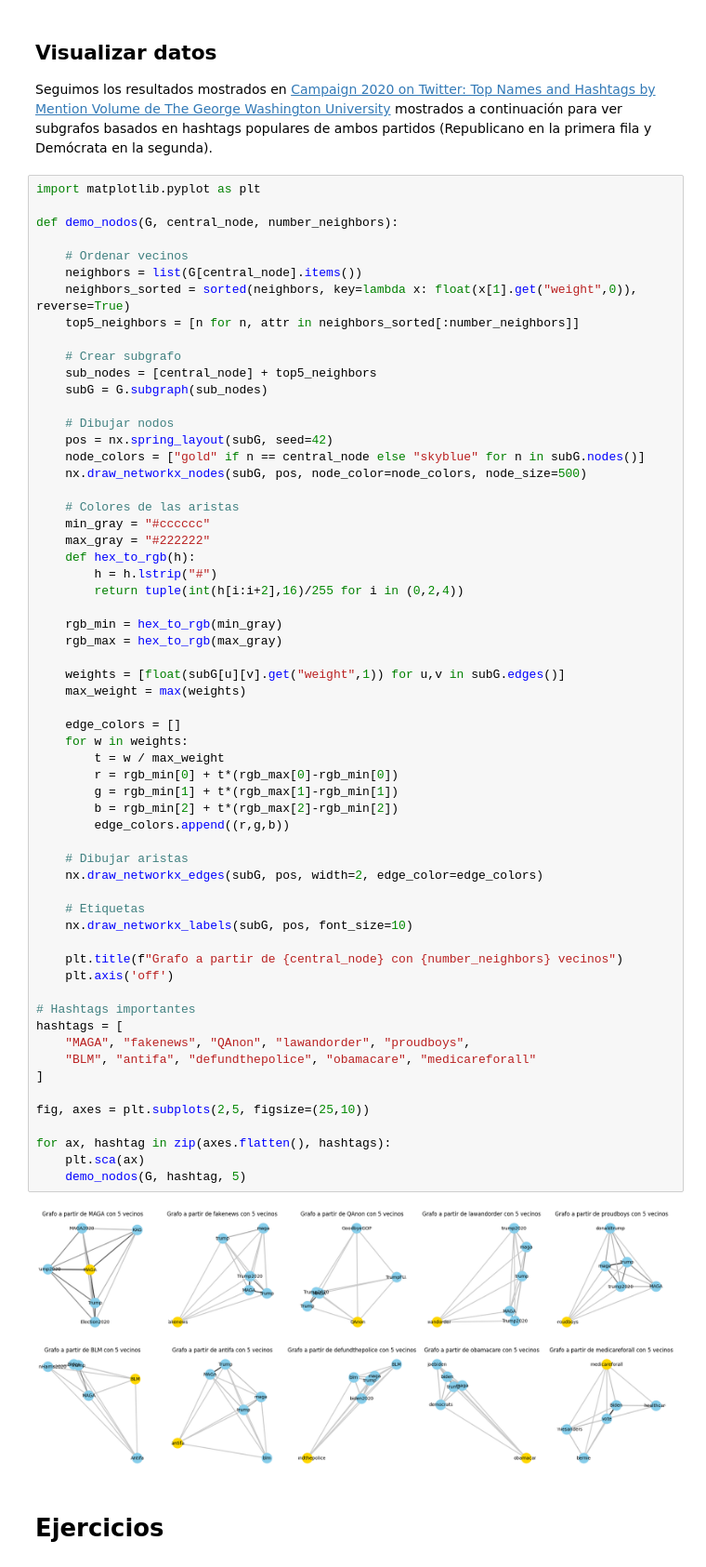
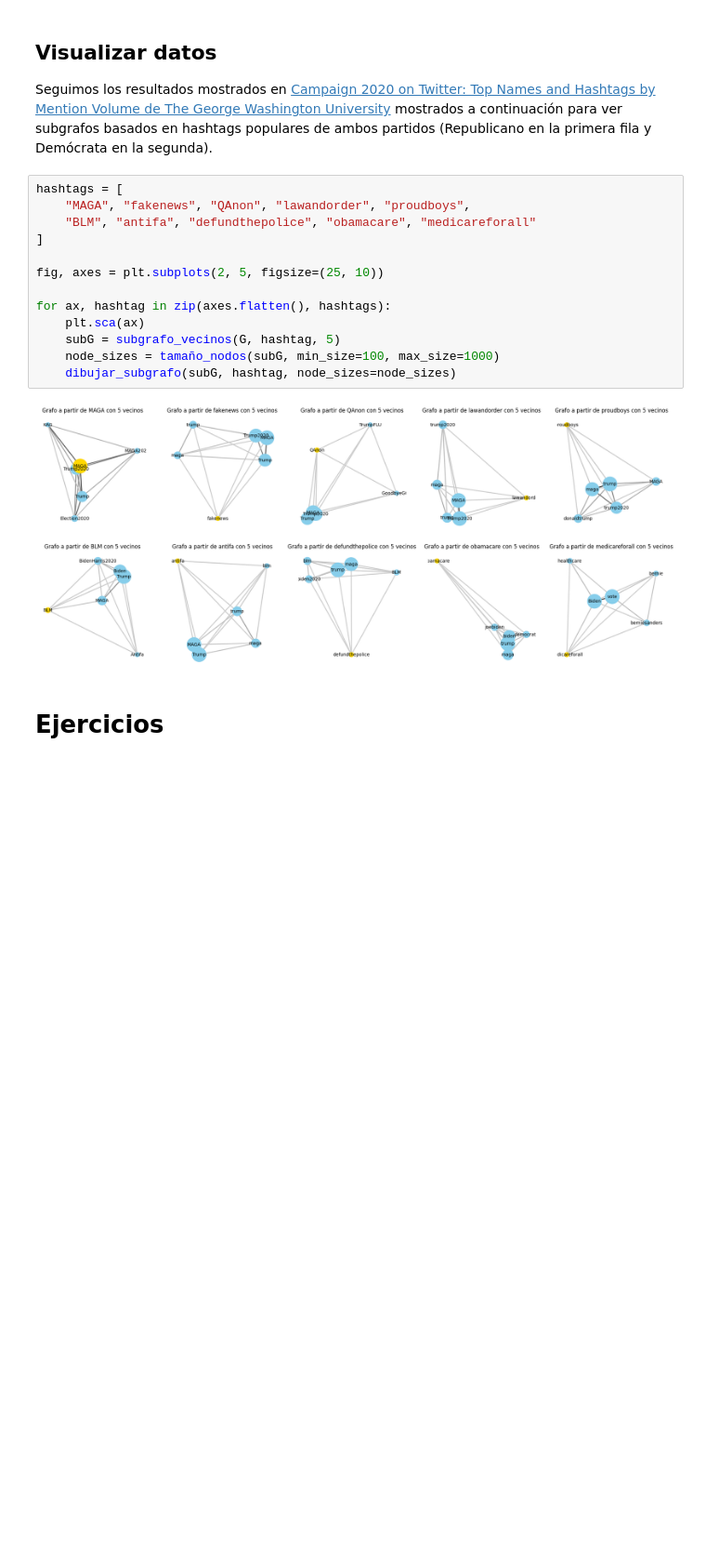
Before and after one commit to luciacuevascsv/analisis_redes_sociales, a Jupyter notebook: Practica I/practicaI.ipynb, the cells around one changed output. Shown at 93% size. Cells and saved outputs as stored; diff of their text form; blank space fills up the shorter version.

```diff
--- a/Practica I/practicaI.ipynb
+++ b/Practica I/practicaI.ipynb
@@ -36,67 +199,20 @@ Número de aristas: 536124
 
 Seguimos los resultados mostrados en [Campaign 2020 on Twitter: Top Names and Hashtags by Mention Volume de The George Washington University](https://gspm.gwu.edu/sites/g/files/zaxdzs5061/files/downloads/Campaign%202020%20on%20Twitter.pdf) mostrados a continuación para ver subgrafos basados en hashtags populares de ambos partidos (Republicano en la primera fila y Demócrata en la segunda).
 # %%
-import matplotlib.pyplot as plt
-
-def demo_nodos(G, central_node, number_neighbors):
-
-    # Ordenar vecinos
-    neighbors = list(G[central_node].items())
-    neighbors_sorted = sorted(neighbors, key=lambda x: float(x[1].get("weight",0)), reverse=True)
-    top5_neighbors = [n for n, attr in neighbors_sorted[:number_neighbors]]
-
-    # Crear subgrafo
-    sub_nodes = [central_node] + top5_neighbors
-    subG = G.subgraph(sub_nodes)
-
-    # Dibujar nodos
-    pos = nx.spring_layout(subG, seed=42)
-    node_colors = ["gold" if n == central_node else "skyblue" for n in subG.nodes()]
-    nx.draw_networkx_nodes(subG, pos, node_color=node_colors, node_size=500)
-
-    # Colores de las aristas
-    min_gray = "#cccccc"
-    max_gray = "#222222"
-    def hex_to_rgb(h):
-        h = h.lstrip("#")
-        return tuple(int(h[i:i+2],16)/255 for i in (0,2,4))
-
-    rgb_min = hex_to_rgb(min_gray)
-    rgb_max = hex_to_rgb(max_gray)
-
-    weights = [float(subG[u][v].get("weight",1)) for u,v in subG.edges()]
-    max_weight = max(weights)
-
-    edge_colors = []
-    for w in weights:
-        t = w / max_weight
-        r = rgb_min[0] + t*(rgb_max[0]-rgb_min[0])
-        g = rgb_min[1] + t*(rgb_max[1]-rgb_min[1])
-        b = rgb_min[2] + t*(rgb_max[2]-rgb_min[2])
-        edge_colors.append((r,g,b))
-
-    # Dibujar aristas
-    nx.draw_networkx_edges(subG, pos, width=2, edge_color=edge_colors)
-
-    # Etiquetas
-    nx.draw_networkx_labels(subG, pos, font_size=10)
-
-    plt.title(f"Grafo a partir de {central_node} con {number_neighbors} vecinos")
-    plt.axis('off')
-
-# Hashtags importantes
 hashtags = [
     "MAGA", "fakenews", "QAnon", "lawandorder", "proudboys",
     "BLM", "antifa", "defundthepolice", "obamacare", "medicareforall"
 ]
 
-fig, axes = plt.subplots(2,5, figsize=(25,10))
+fig, axes = plt.subplots(2, 5, figsize=(25, 10))
 
 for ax, hashtag in zip(axes.flatten(), hashtags):
     plt.sca(ax)
-    demo_nodos(G, hashtag, 5)
+    subG = subgrafo_vecinos(G, hashtag, 5)
+    node_sizes = tamaño_nodos(subG, min_size=100, max_size=1000)
+    dibujar_subgrafo(subG, hashtag, node_sizes=node_sizes)
 # %% [output]
-[figure, old version]
+[figure, new version]
 # %% [markdown]
 # Ejercicios
 # %% [markdown]
```
Also changed, not shown: parts of 38 cells of this notebook.
